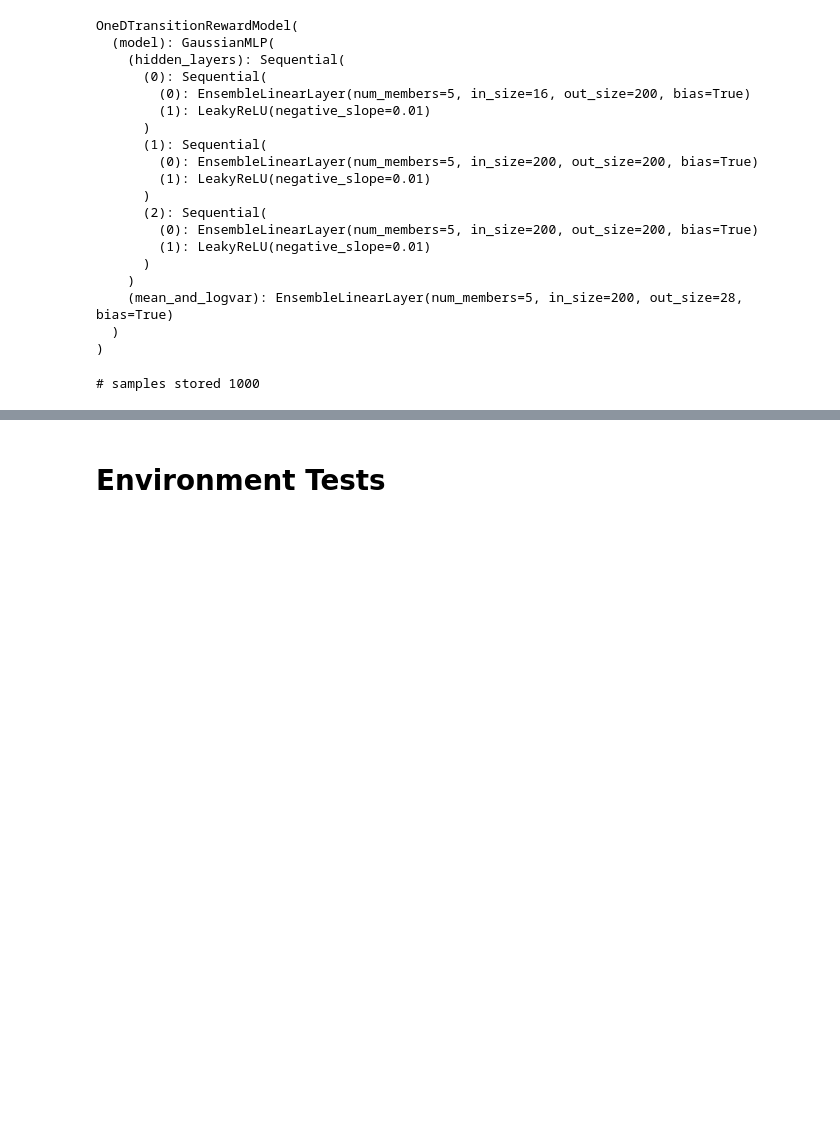
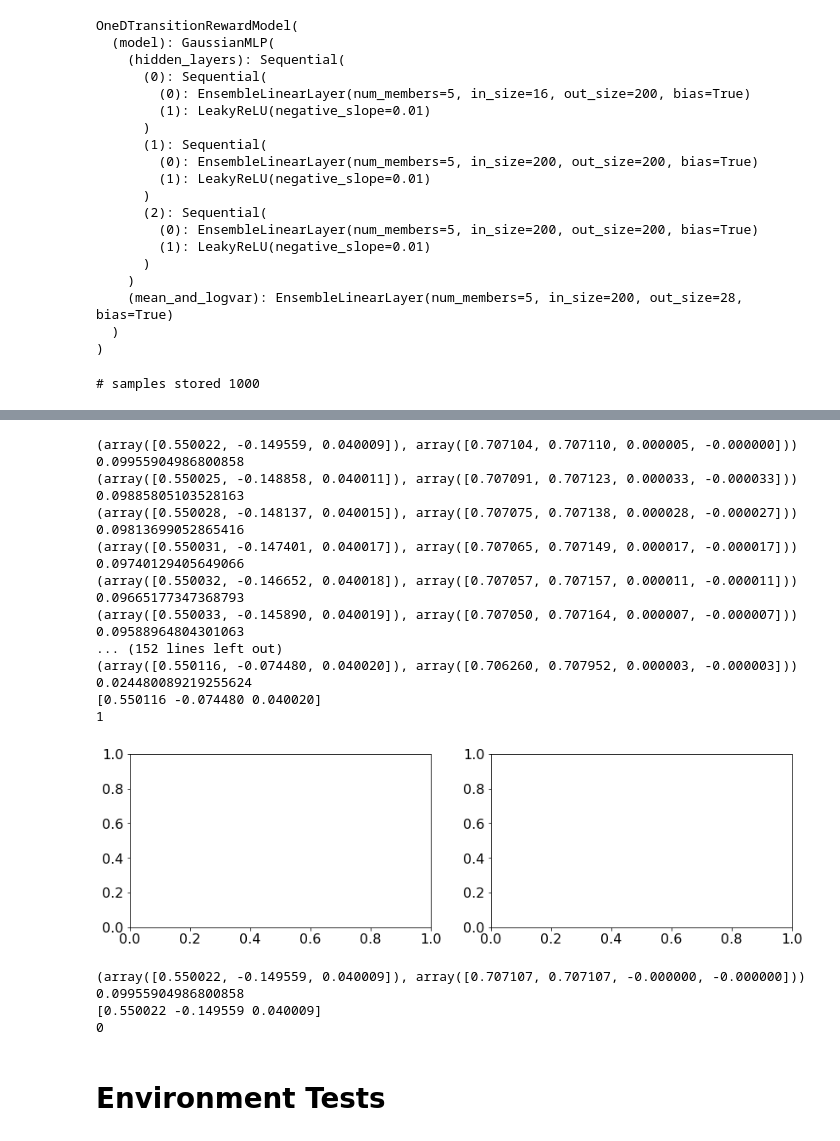
Before and after one commit to maxyang27896/mbrl-lib, a Jupyter notebook: notebooks/object_pushing_pets_example.ipynb, the cells around one changed output, grey strips where cells are left out. Cells and saved outputs as stored; diff of their text form; code cells hidden in the pictures; blank space fills up the shorter version.

```diff
--- a/notebooks/object_pushing_pets_example.ipynb
+++ b/notebooks/object_pushing_pets_example.ipynb
@@ -246,3 +267,75 @@ assert env_kwargs == loaded
+# %%
+fig, axs = plt.subplots(1, 2, figsize=(14, 3.75), gridspec_kw={"width_ratios": [1, 1]})
+ax_text = axs[0].text(130, 80, "")
+ax_text.set_color('white')
+
+# Main PETS loop
+all_rewards = [0]
+plan_time = 0.0
+train_time = 0.0
+for trial in range(1):
+    obs = env.reset()
+    # agent.reset()
+
+    done = False
+    total_reward = 0.0
+    steps_trial = 0
+    while not done:
+
+        # axs[0].imshow(env.render(mode="rgb_array"))
+        # display.display(plt.gcf())
+        # display.clear_output(wait=True)
+
+        action = np.zeros(2)
+        next_obs, reward, done, _ = env.step(action)
+        print(env.get_obj_pos_worldframe())
+        print(env.xyz_obj_dist_to_goal())
+
+        obs = next_obs
+        total_reward += reward
+        steps_trial += 1
+
+        if steps_trial == trial_length:
+            break
+
+    all_rewards.append(total_reward)
+
+
+print(env.get_obj_pos_worldframe())
+print(env.xyz_obj_dist_to_goal())
+print(env.cur_obj_pos_worldframe)
+print(env.targ_traj_list_id)
+# %% [output]
+(array([0.550022, -0.149559, 0.040009]), array([0.707104, 0.707110, 0.000005, -0.000000]))
+0.09955904986800858
+(array([0.550025, -0.148858, 0.040011]), array([0.707091, 0.707123, 0.000033, -0.000033]))
+0.09885805103528163
+(array([0.550028, -0.148137, 0.040015]), array([0.707075, 0.707138, 0.000028, -0.000027]))
+0.09813699052865416
+(array([0.550031, -0.147401, 0.040017]), array([0.707065, 0.707149, 0.000017, -0.000017]))
+0.09740129405649066
+(array([0.550032, -0.146652, 0.040018]), array([0.707057, 0.707157, 0.000011, -0.000011]))
+0.09665177347368793
+(array([0.550033, -0.145890, 0.040019]), array([0.707050, 0.707164, 0.000007, -0.000007]))
+0.09588964804301063
+... (152 lines left out)
+(array([0.550116, -0.074480, 0.040020]), array([0.706260, 0.707952, 0.000003, -0.000003]))
+0.024480089219255624
+[0.550116 -0.074480 0.040020]
+1
+[figure, added]
+# %%
+env.reset()
+# _, _, _, _ = env.step(action)
+print(env.get_obj_pos_worldframe())
+print(env.xyz_obj_dist_to_goal())
+print(env.cur_obj_pos_worldframe)
+print(env.targ_traj_list_id)
+# %% [output]
+(array([0.550022, -0.149559, 0.040009]), array([0.707107, 0.707107, -0.000000, -0.000000]))
+0.09955904986800858
+[0.550022 -0.149559 0.040009]
+0
 # %% [markdown]
 # Environment Tests
 # %%
```
Also changed, not shown: parts of 13 cells of this notebook, 1 other file.
